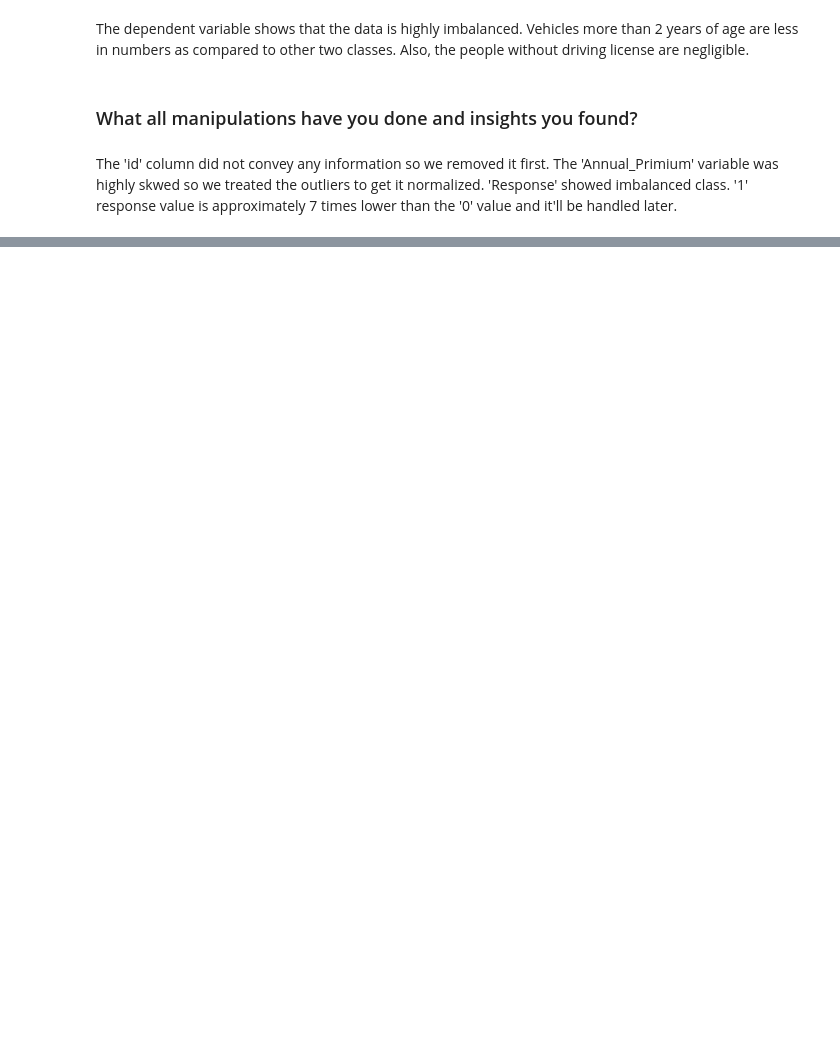
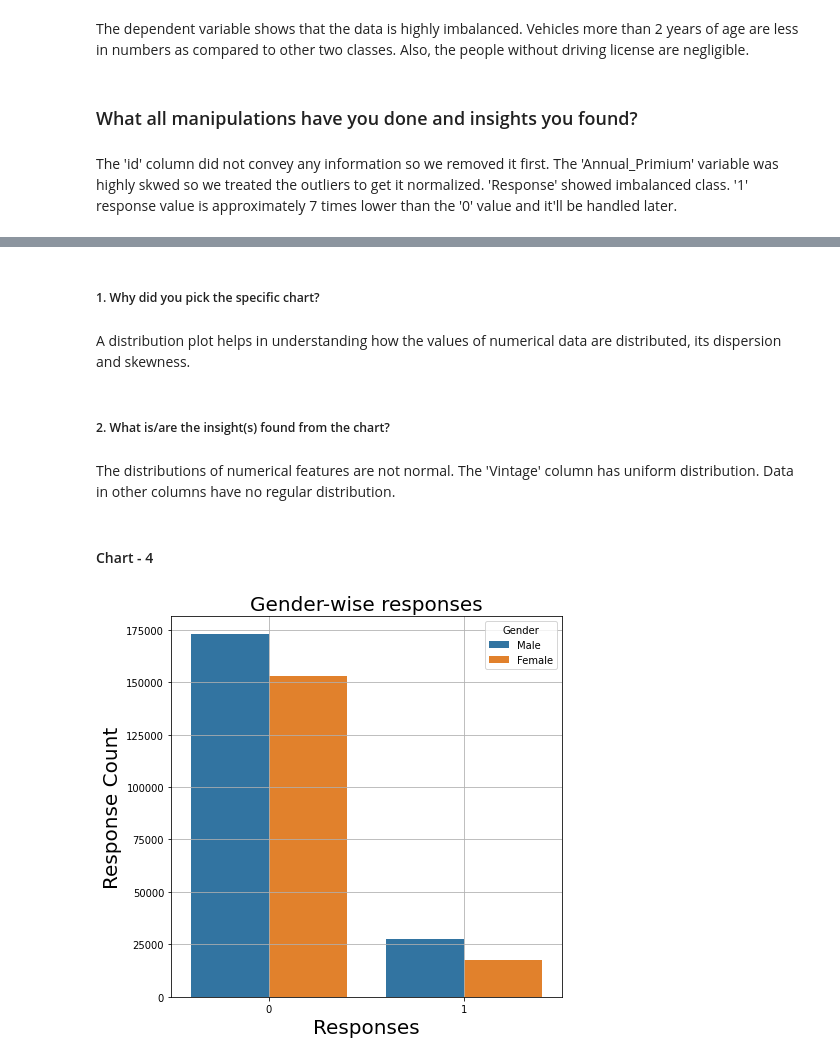
Before and after one commit to DharmeshRV/Health-Insurance-Cross-Sell-Prediction, a Jupyter notebook: Health_Insurance_Cross_Sell_Predictiond0.ipynb, the cells around one changed output, grey strips where cells are left out. Drawn from its saved outputs; the diff is of its cells as text; code cells hidden in the pictures; blank space fills up the shorter version.

```diff
--- a/Health_Insurance_Cross_Sell_Predictiond0.ipynb
+++ b/Health_Insurance_Cross_Sell_Predictiond0.ipynb
@@ -287,0 +354,26 @@ The 'id' column did not convey any information so we removed it first. The 'Annu
+# %% [markdown]
+##### 1. Why did you pick the specific chart?
+# %% [markdown]
+A distribution plot helps in understanding how the values of numerical data are distributed, its dispersion and skewness.
+# %% [markdown]
+##### 2. What is/are the insight(s) found from the chart?
+# %% [markdown]
+The distributions of numerical features are not normal. The 'Vintage' column has uniform distribution. Data in other columns have no regular distribution.
+# %% [markdown]
+#### Chart - 4
+# %%
+# Code to define a funtion to plot the pattern of responses corresponding to categorical columns
+def response_count(col):
+  ''' The function plots the Response classes
+   for different classes in categorical variables'''
+  plt.figure(figsize=(7,7))
+  sns.countplot(data=dataset, x='Response',hue=col)
+  plt.title(f"{col}-wise responses",fontsize=20)
+  plt.xlabel('Responses',fontsize=20)
+  plt.ylabel('Response Count',fontsize=20)
+  plt.grid(True)
+# %%
+# Chart - 4 visualization code: 'Gender' wise Response
+response_count('Gender')
+# %% [output]
+[figure, added]
```
Also changed, not shown: parts of 34 cells of this notebook.
